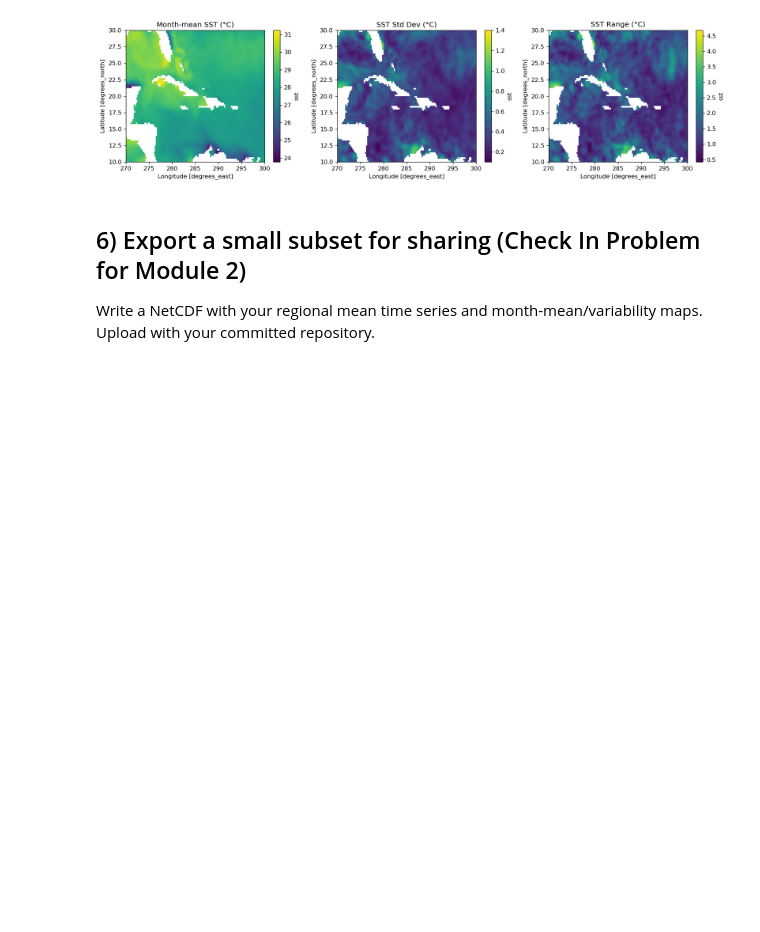
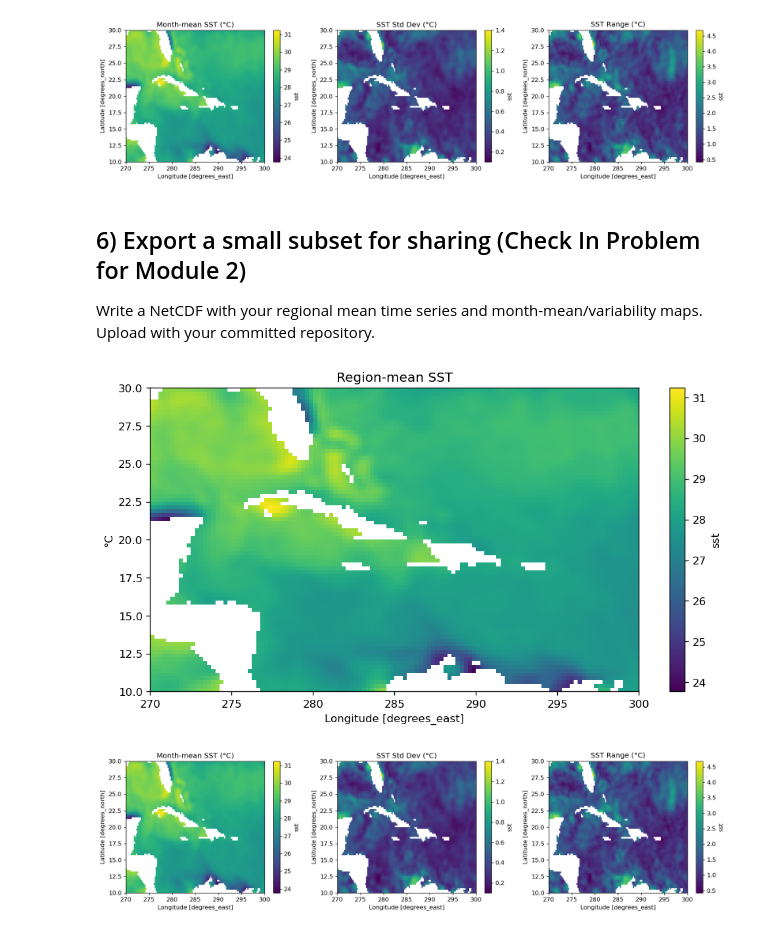
Before and after one commit to hildebr1/ATMS-523-Module-2-Checkin, a Jupyter notebook: notebooks/01_xarray_oisst_exercises.ipynb, the cells around one changed output. Cells and saved outputs as stored; diff of their text form; code cells hidden in the pictures; blank space fills up the shorter version.

```diff
--- a/notebooks/01_xarray_oisst_exercises.ipynb
+++ b/notebooks/01_xarray_oisst_exercises.ipynb
@@ -264,3 +264,26 @@ plt.tight_layout(); plt.show()
 ## 6) Export a small subset for sharing (Check In Problem for Module 2)
 
 Write a NetCDF with your regional mean time series and month-mean/variability maps.  Upload with your committed repository.
+# %%
+#Create dataset and add the 3 variables from above
+sst_ds = xr.Dataset(data_vars={'Mean SST': mean_sst, 'Std Dev': std_sst, 'Range': range_sst})
+
+sst_ds.to_netcdf('sst_hildebr1.nc')
+
+#Plot the regional-mean SST
+mean_sst.plot()
+plt.title('Region-mean SST')
+plt.axhline(0, lw=1)
+plt.ylabel('°C')
+plt.show()
+
+#Plot the month-mean/variability maps
+
+fig = plt.figure(figsize=(15,4))
+ax = plt.subplot(1,3,1); mean_sst.plot(ax=ax); ax.set_title('Month-mean SST (°C)')
+ax = plt.subplot(1,3,2); std_sst.plot(ax=ax); ax.set_title('SST Std Dev (°C)')
+ax = plt.subplot(1,3,3); range_sst.plot(ax=ax); ax.set_title('SST Range (°C)')
+plt.tight_layout(); plt.show()
+# %% [output]
+[figure, added]
+[figure, added]
```
Also changed, not shown: parts of 1 cell of this notebook.
